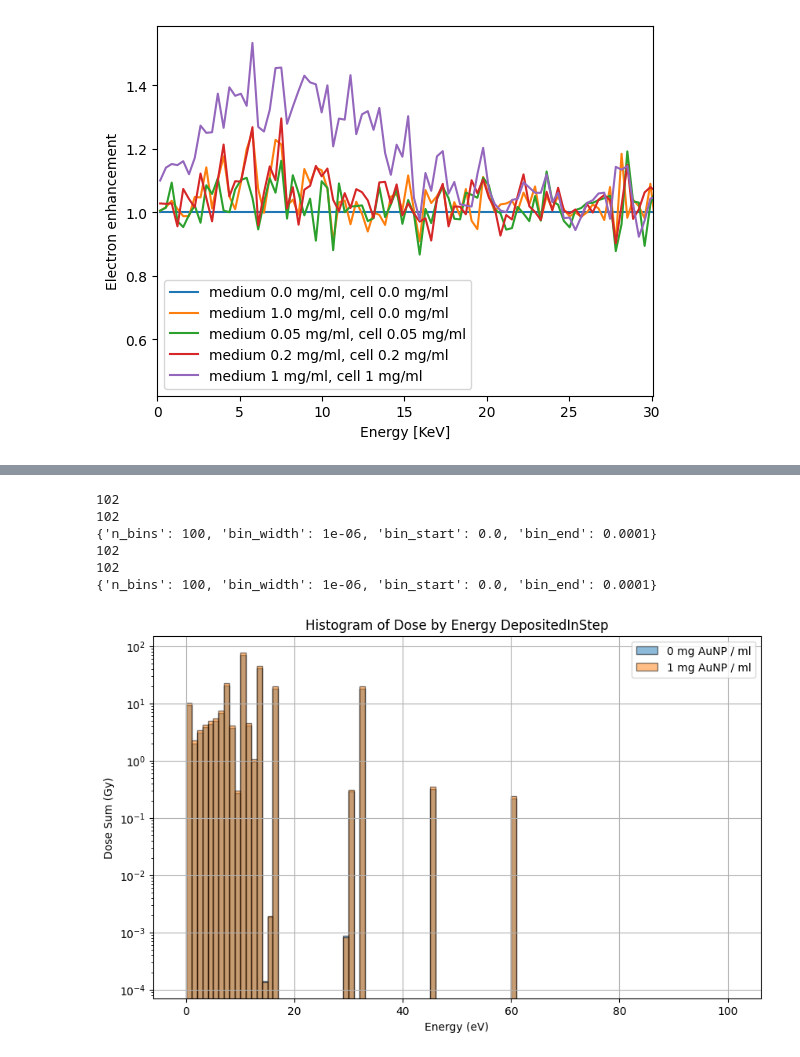
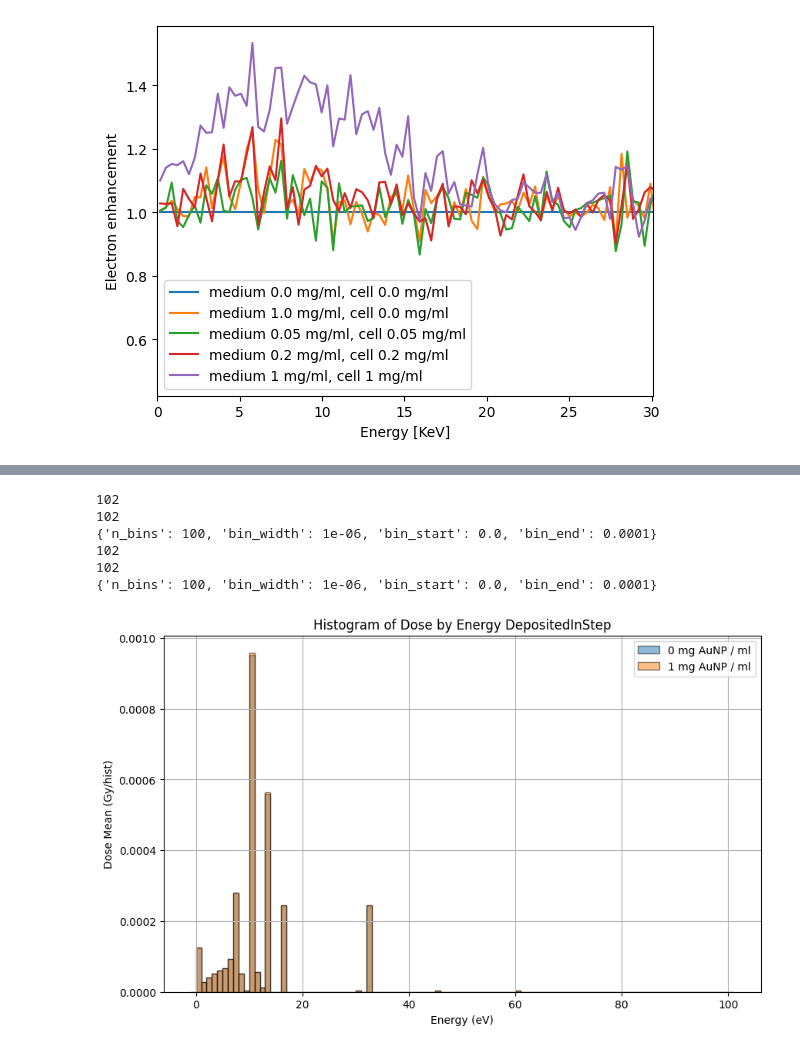
Before and after one commit to HectorMiras/MyTOPASPythonScripts, a Jupyter notebook: jupytertopascellsnp.ipynb, the cells around one changed output, grey strips where cells are left out. Saved outputs shown, nothing was run; the diff lists cells and outputs as text; code cells hidden in the pictures.

```diff
--- a/jupytertopascellsnp.ipynb
+++ b/jupytertopascellsnp.ipynb
@@ -434,35 +434,35 @@ df1 = read_topas_energy_binned_file(file_path)
 plt.figure(figsize=(10, 6))
 plt.bar(
     1e6*df0['Bin Center (MeV)'],
-    df0['Sum'],
+    df0['Mean'],
     width=1e6*(df0['Bin Center (MeV)'].iloc[2] - df0['Bin Center (MeV)'].iloc[1]),
     align='center',
     edgecolor='k',
     alpha=0.5,  # Set transparency
     label='0 mg AuNP / ml'
 )
 
 plt.bar(
     1e6*df1['Bin Center (MeV)'],
-    df1['Sum'],
+    df1['Mean'],
     width=1e6*(df1['Bin Center (MeV)'].iloc[2] - df1['Bin Center (MeV)'].iloc[1]),
     align='center',
     edgecolor='k',
     alpha=0.5,  # Set transparency
     label='1 mg AuNP / ml'
 )
 plt.xlabel('Energy (eV)')
-plt.ylabel('Dose Sum (Gy)')
+plt.ylabel('Dose Mean (Gy/hist)')
 plt.title('Histogram of Dose by Energy DepositedInStep')
 plt.legend()
 plt.grid(True)
-plt.yscale("log")
+#plt.yscale("log")
 plt.show()
 # %% [output]
 102
 102
 {'n_bins': 100, 'bin_width': 1e-06, 'bin_start': 0.0, 'bin_end': 0.0001}
 102
 102
 {'n_bins': 100, 'bin_width': 1e-06, 'bin_start': 0.0, 'bin_end': 0.0001}
-[figure, old version]
+[figure, new version]
```
Also changed, not shown: parts of 1 cell of this notebook.
